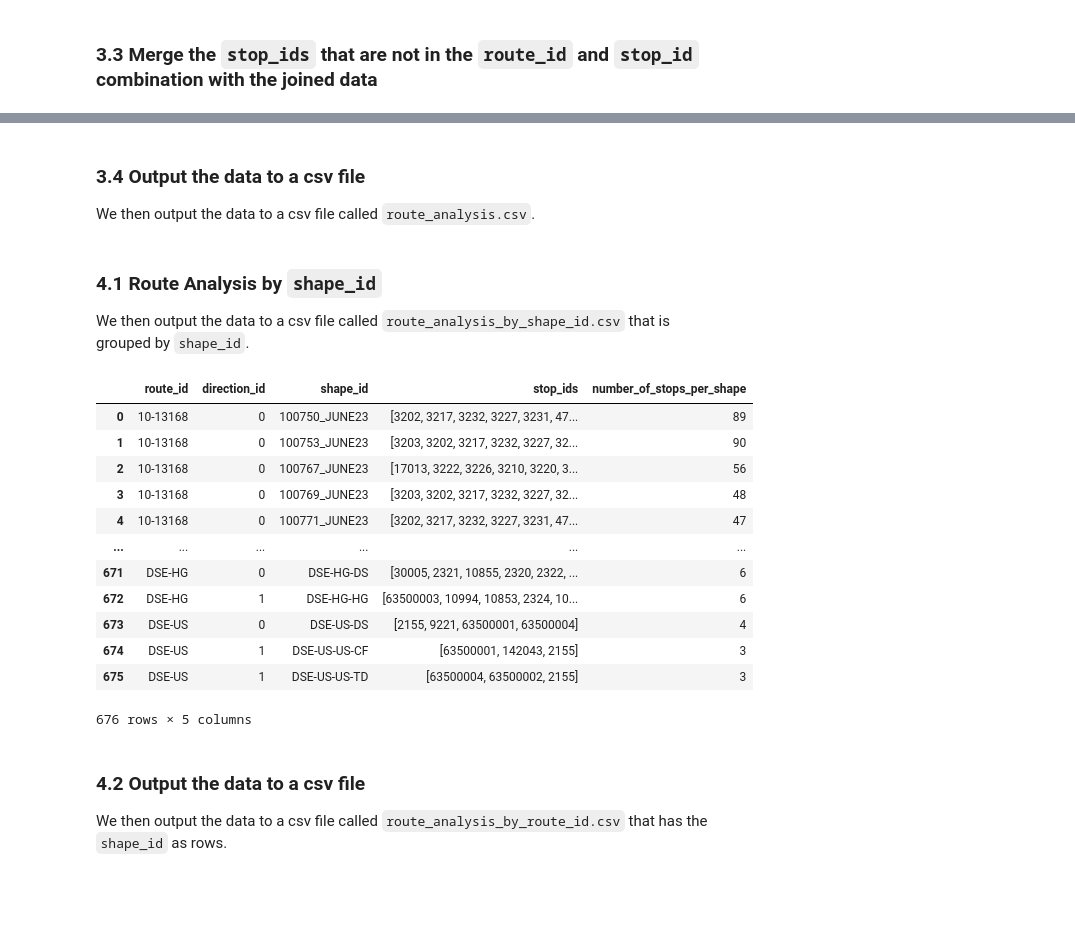
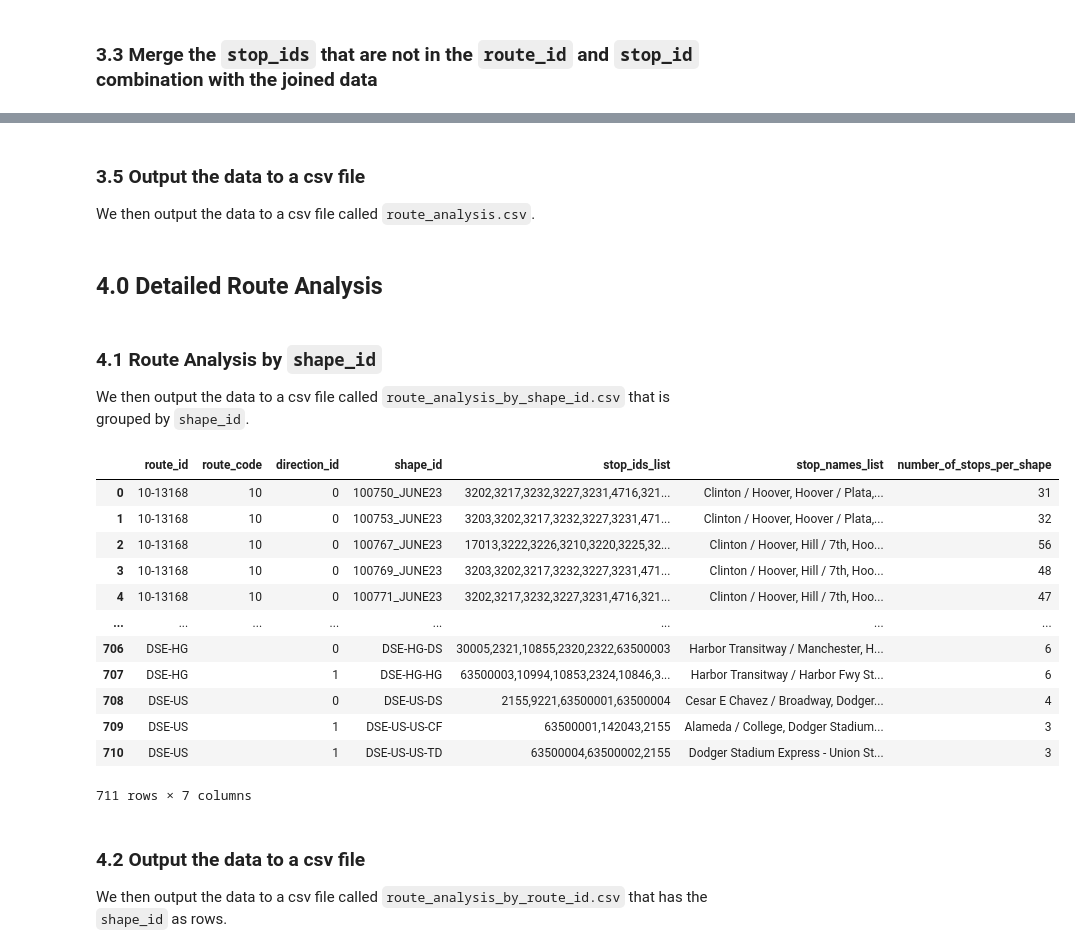
Before and after one commit to LACMTA/metro-api-v2-base, a Jupyter notebook: notebooks/route_analysis.ipynb, the cells around one changed output, grey strips where cells are left out. Cells and saved outputs as stored; diff of their text form; code cells hidden in the pictures; blank space fills up the shorter version.

Commit message:
feat: `route_code` added for output files feat: new `overview` dataset feat: stops_list -> added names

```diff
--- a/notebooks/route_analysis.ipynb
+++ b/notebooks/route_analysis.ipynb
@@ -54,8 +54,9 @@ We are using the following GTFS Static datasets:
 - **stop_times.txt** for the stop times information:
   - trip_id, stop_id, stop_sequence
 # %%
-bus_gtfs_trips = pd.read_csv('input/trips.txt')
-bus_gtfs_stop_times = pd.read_csv('input/stop_times.txt')
+gtfs_trips = pd.read_csv('input/trips.txt')
+gtfs_stop_times = pd.read_csv('input/stop_times.txt')
+gtfs_stops = pd.read_csv('input/stops.txt')
 # %% [markdown]
 ## 2.0 Joining and grouping the data
 
@@ -79,7 +80,7 @@ This will give us a dataframe called `simplified_trips_join_stop_times` with the
 - `stop_id`
 - `stop_sequence`
 # %%
-trips_joined_stop_times = pd.merge(bus_gtfs_trips, bus_gtfs_stop_times, on='trip_id', how='inner')
-group_join_by_stop_data = trips_joined_stop_times.groupby(['route_id','direction_id','shape_id','stop_id','stop_sequence']).size().reset_index(name='count')
+trips_joined_stop_times = pd.merge(gtfs_trips, gtfs_stop_times, on='trip_id', how='inner')
+group_join_by_stop_data = trips_joined_stop_times.groupby(['route_id','direction_id','shape_id','stop_id','stop_sequence','route_code']).size().reset_index(name='count')
 order_by_shape_id_stop_sequence = group_join_by_stop_data.sort_values(by=['shape_id','stop_sequence'], ascending=True)
-simplified_trips_join_stop_times = order_by_shape_id_stop_sequence[['route_id','direction_id','shape_id','stop_id', 'stop_sequence']]
+simplified_trips_join_stop_times = order_by_shape_id_stop_sequence[['route_id','direction_id','shape_id','stop_id', 'stop_sequence','route_code']]
@@ -257,5 +249,5 @@ combined_route_id_with_stop_differences_to_joined_data
 # %% [markdown]
-### 3.4 Output the data to a csv file
+### 3.5 Output the data to a csv file
 
 We then output the data to a csv file called `route_analysis.csv`.
 # %%
@@ -263,26 +255,31 @@ combined_route_id_with_stop_differences_to_joined_data.to_csv('output/route_anal
+# %% [markdown]
+## 4.0 Detailed Route Analysis
 # %% [markdown]
 ### 4.1 Route Analysis by `shape_id`
 
 We then output the data to a csv file called `route_analysis_by_shape_id.csv` that is grouped by `shape_id`.
 # %%
-get_list_differing_stop_ids_per_route_id_with_distinct_shape_ids = simplified_trips_join_stop_times.groupby(['route_id','direction_id','shape_id'])['stop_id'].unique().reset_index(name='stop_ids')
+get_list_differing_stop_ids_per_route_id_with_distinct_shape_ids = simplified_trips_join_stop_times.groupby(['route_id','route_code','direction_id','shape_id'])['stop_id'].unique().reset_index(name='stop_ids')
+get_list_differing_stop_ids_per_route_id_with_distinct_shape_ids['stop_ids_list'] = get_list_differing_stop_ids_per_route_id_with_distinct_shape_ids['stop_ids'].apply(lambda x: ','.join(map(str, x)))
+get_list_differing_stop_ids_per_route_id_with_distinct_shape_ids['stop_names_list'] = get_list_differing_stop_ids_per_route_id_with_distinct_shape_ids['stop_ids'].apply(lambda x: ','.join(gtfs_stops[gtfs_stops['stop_id'].isin(x)]['stop_name'].tolist())).apply(lambda x: x.replace(',', ', ')).apply(lambda x: x.replace(',', ', '))
 get_list_differing_stop_ids_per_route_id_with_distinct_shape_ids['number_of_stops_per_shape'] = get_list_differing_stop_ids_per_route_id_with_distinct_shape_ids['stop_ids'].apply(lambda x: len(x))
+get_list_differing_stop_ids_per_route_id_with_distinct_shape_ids.drop(columns=['stop_ids'], inplace=True)
 routes_and_stop_ids = get_list_differing_stop_ids_per_route_id_with_distinct_shape_ids
 routes_and_stop_ids
 # %% [output]
-|  | route_id | direction_id | shape_id | stop_ids | number_of_stops_per_shape |
-| 0 | 10-13168 | 0 | 100750_JUNE23 | [3202, 3217, 3232, 3227, 3231, 47... | 89 |
-| 1 | 10-13168 | 0 | 100753_JUNE23 | [3203, 3202, 3217, 3232, 3227, 32... | 90 |
-| 2 | 10-13168 | 0 | 100767_JUNE23 | [17013, 3222, 3226, 3210, 3220, 3... | 56 |
-| 3 | 10-13168 | 0 | 100769_JUNE23 | [3203, 3202, 3217, 3232, 3227, 32... | 48 |
-| 4 | 10-13168 | 0 | 100771_JUNE23 | [3202, 3217, 3232, 3227, 3231, 47... | 47 |
-| ... | ... | ... | ... | ... | ... |
-| 671 | DSE-HG | 0 | DSE-HG-DS | [30005, 2321, 10855, 2320, 2322, ... | 6 |
-| 672 | DSE-HG | 1 | DSE-HG-HG | [63500003, 10994, 10853, 2324, 10... | 6 |
-| 673 | DSE-US | 0 | DSE-US-DS | [2155, 9221, 63500001, 63500004] | 4 |
-| 674 | DSE-US | 1 | DSE-US-US-CF | [63500001, 142043, 2155] | 3 |
-| 675 | DSE-US | 1 | DSE-US-US-TD | [63500004, 63500002, 2155] | 3 |
+|  | route_id | route_code | direction_id | shape_id | stop_ids_list | stop_names_list | number_of_stops_per_shape |
+| 0 | 10-13168 | 10 | 0 | 100750_JUNE23 | 3202,3217,3232,3227,3231,4716,321... | Clinton / Hoover, Hoover / Plata,... | 31 |
+| 1 | 10-13168 | 10 | 0 | 100753_JUNE23 | 3203,3202,3217,3232,3227,3231,471... | Clinton / Hoover, Hoover / Plata,... | 32 |
+| 2 | 10-13168 | 10 | 0 | 100767_JUNE23 | 17013,3222,3226,3210,3220,3225,32... | Clinton / Hoover, Hill / 7th, Hoo... | 56 |
+| 3 | 10-13168 | 10 | 0 | 100769_JUNE23 | 3203,3202,3217,3232,3227,3231,471... | Clinton / Hoover, Hill / 7th, Hoo... | 48 |
+| 4 | 10-13168 | 10 | 0 | 100771_JUNE23 | 3202,3217,3232,3227,3231,4716,321... | Clinton / Hoover, Hill / 7th, Hoo... | 47 |
+| ... | ... | ... | ... | ... | ... | ... | ... |
+| 706 | DSE-HG |  | 0 | DSE-HG-DS | 30005,2321,10855,2320,2322,63500003 | Harbor Transitway / Manchester, H... | 6 |
+| 707 | DSE-HG |  | 1 | DSE-HG-HG | 63500003,10994,10853,2324,10846,3... | Harbor Transitway / Harbor Fwy St... | 6 |
+| 708 | DSE-US |  | 0 | DSE-US-DS | 2155,9221,63500001,63500004 | Cesar E Chavez / Broadway, Dodger... | 4 |
+| 709 | DSE-US |  | 1 | DSE-US-US-CF | 63500001,142043,2155 | Alameda / College, Dodger Stadium... | 3 |
+| 710 | DSE-US |  | 1 | DSE-US-US-TD | 63500004,63500002,2155 | Dodger Stadium Express - Union St... | 3 |
-676 rows × 5 columns
+711 rows × 7 columns
 # %% [markdown]
 ### 4.2 Output the data to a csv file
 
```
Also changed, not shown: parts of 15 cells of this notebook, 3 other files.
